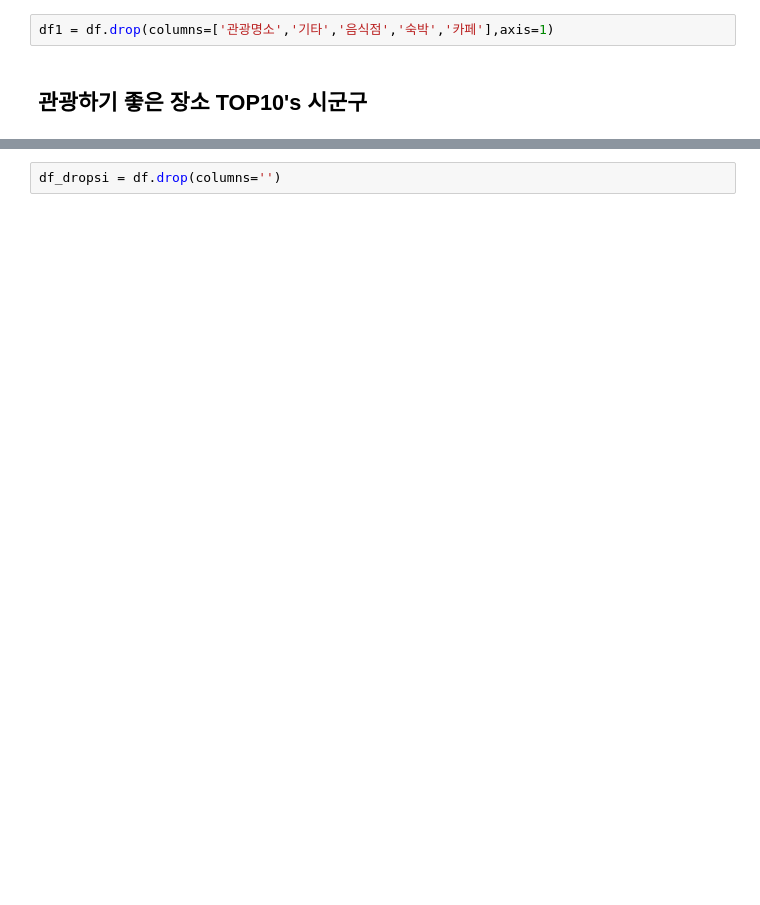
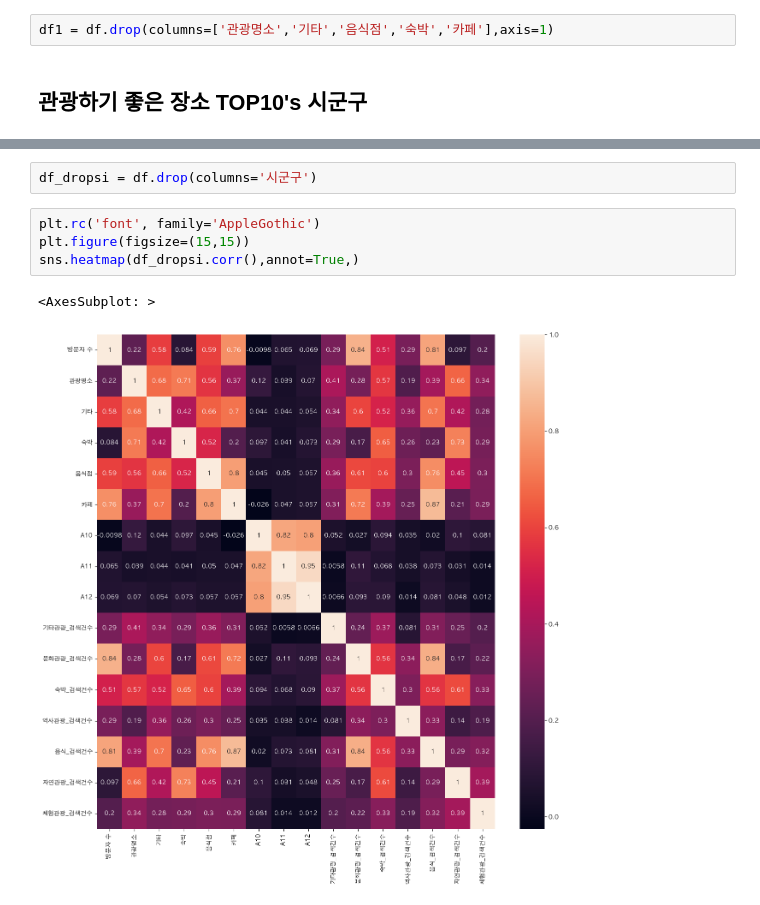
Before and after one commit to kawaipato/pow-gongmo, a Jupyter notebook: code/Preliminary Analysis.ipynb, the cells around one changed output, grey strips where cells are left out. Drawn from its saved outputs; the diff is of its cells as text; blank space fills up the shorter version.

```diff
--- a/code/Preliminary Analysis.ipynb
+++ b/code/Preliminary Analysis.ipynb
@@ -68,2 +70,9 @@ Counter(lst).most_common(10)
 # %%
-df_dropsi = df.drop(columns='')
+df_dropsi = df.drop(columns='시군구')
+# %%
+plt.rc('font', family='AppleGothic')
+plt.figure(figsize=(15,15))
+sns.heatmap(df_dropsi.corr(),annot=True,)
+# %% [output]
+<AxesSubplot: >
+[figure, added]
```
Also changed, not shown: parts of 7 cells of this notebook, 3 other files.
